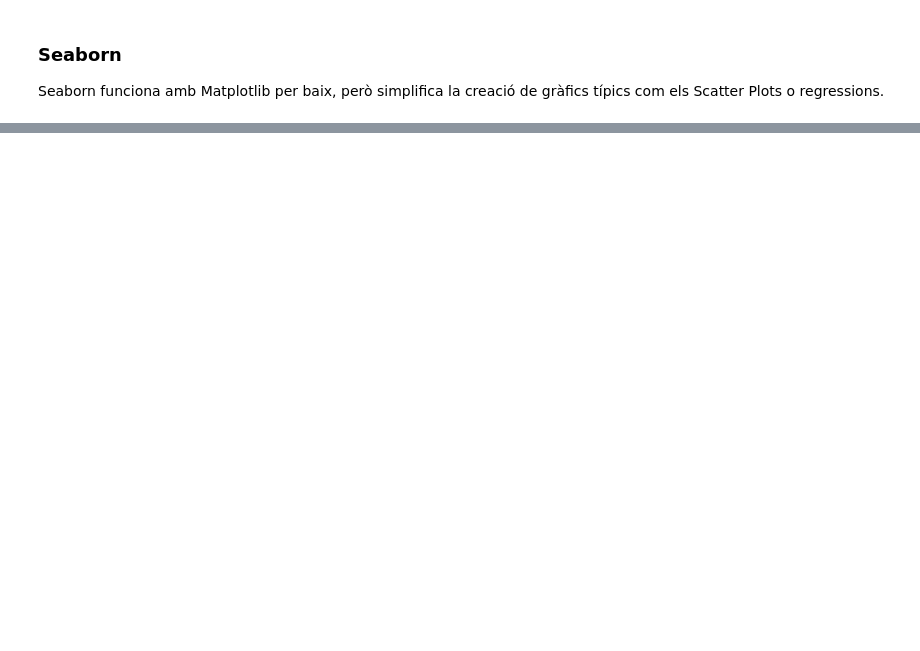
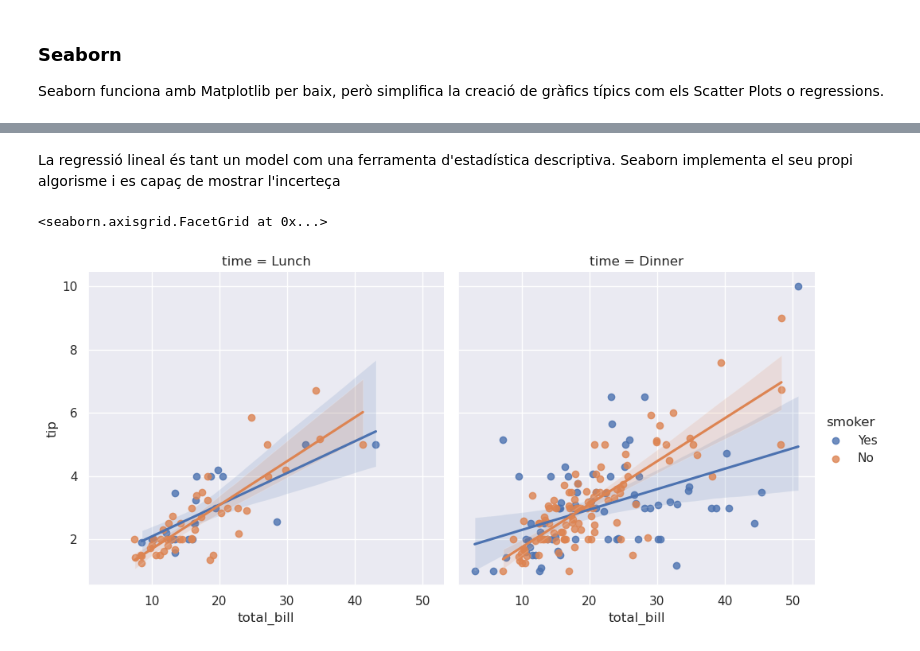
Before and after one commit to xxjcaxx/Disseny-i-avaluacio-de-models, a Jupyter notebook: apunts/documents/intro/Machine learning python.ipynb, the cells around one changed output, grey strips where cells are left out. Cells and saved outputs as stored; diff of their text form; code cells hidden in the pictures; blank space fills up the shorter version.

```diff
--- a/apunts/documents/intro/Machine learning python.ipynb
+++ b/apunts/documents/intro/Machine learning python.ipynb
@@ -927,0 +959,7 @@ import seaborn as sns
+# %% [markdown]
+La regressió lineal és tant un model com una ferramenta d'estadística descriptiva. Seaborn implementa el seu propi algorisme i es capaç de mostrar l'incerteça
+# %%
+sns.lmplot(data=tips, x="total_bill", y="tip", col="time", hue="smoker")
+# %% [output]
+<seaborn.axisgrid.FacetGrid at 0x...>
+[figure, added]
```
Also changed, not shown: parts of 15 cells of this notebook, 1 other file.
